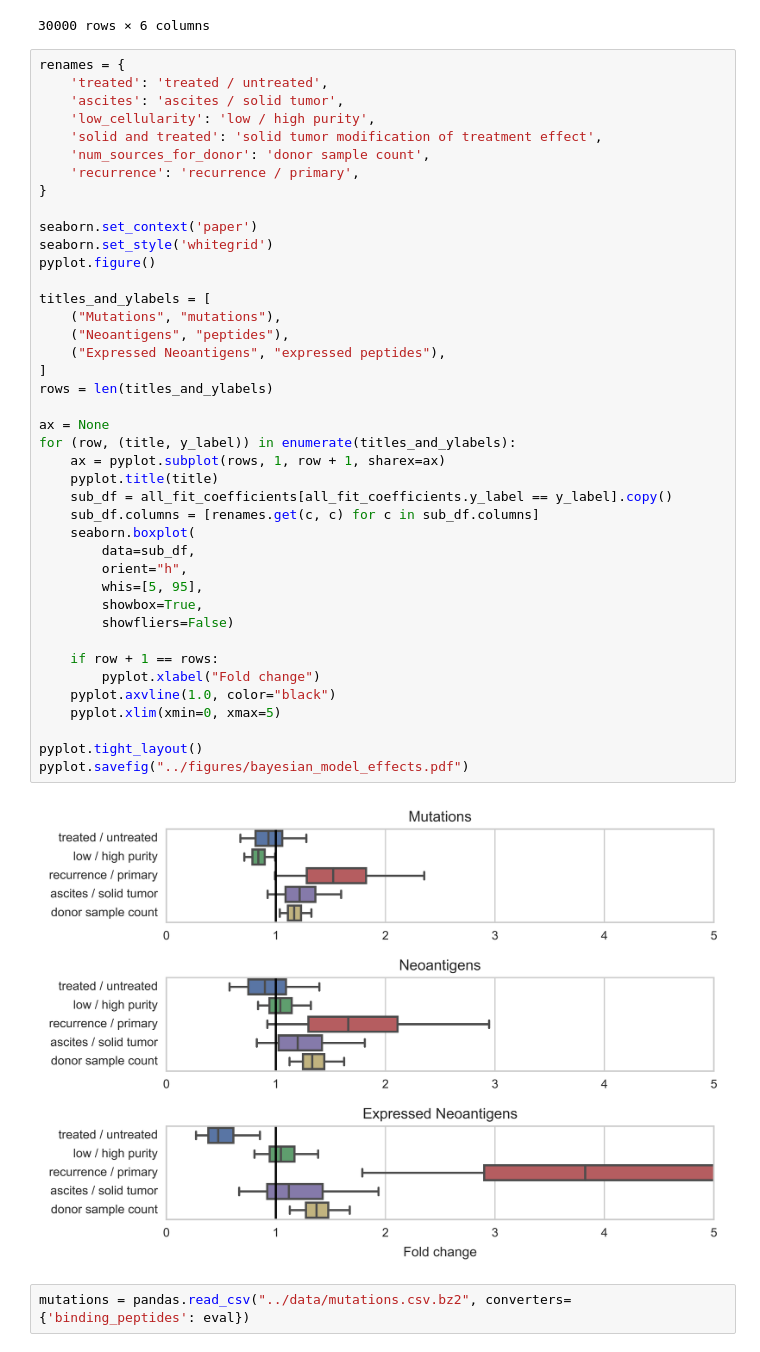
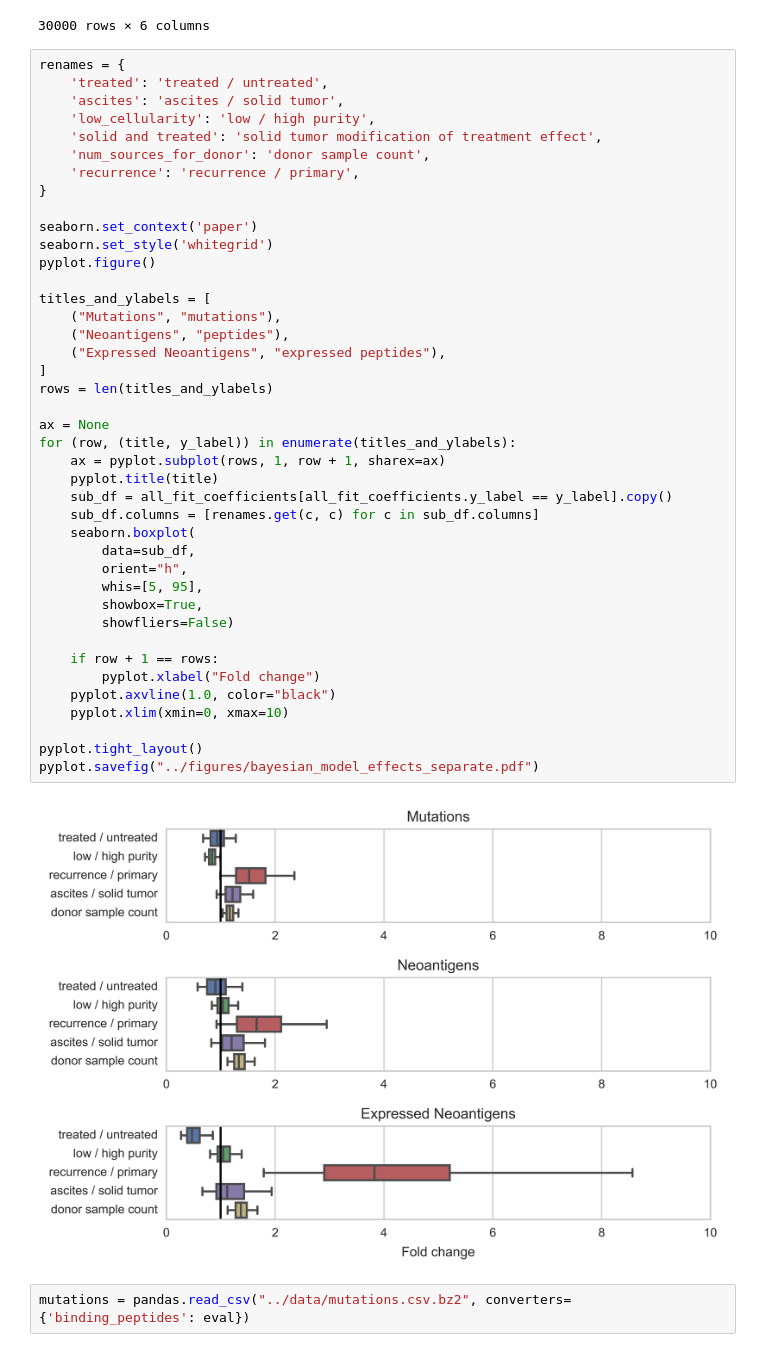
Before and after one commit to hammerlab/paper-aocs-chemo-neoantigens, a Jupyter notebook: notebooks/bayesian model separating recurrence timepoint from treatment effect.ipynb, the cells around one changed output. Saved outputs shown, nothing was run; the diff lists cells and outputs as text.

```diff
--- a/notebooks/bayesian model separating recurrence timepoint from treatment effect.ipynb
+++ b/notebooks/bayesian model separating recurrence timepoint from treatment effect.ipynb
@@ -386,36 +386,36 @@ renames = {
 seaborn.set_context('paper')
 seaborn.set_style('whitegrid')
 pyplot.figure()
 
 titles_and_ylabels = [
     ("Mutations", "mutations"),
     ("Neoantigens", "peptides"),
     ("Expressed Neoantigens", "expressed peptides"),
 ]
 rows = len(titles_and_ylabels)
 
 ax = None
 for (row, (title, y_label)) in enumerate(titles_and_ylabels):
     ax = pyplot.subplot(rows, 1, row + 1, sharex=ax)
     pyplot.title(title)
     sub_df = all_fit_coefficients[all_fit_coefficients.y_label == y_label].copy()
     sub_df.columns = [renames.get(c, c) for c in sub_df.columns]
     seaborn.boxplot(
         data=sub_df,
         orient="h",
         whis=[5, 95],
         showbox=True,
         showfliers=False)
 
     if row + 1 == rows:
         pyplot.xlabel("Fold change")
     pyplot.axvline(1.0, color="black")
-    pyplot.xlim(xmin=0, xmax=5)
+    pyplot.xlim(xmin=0, xmax=10)
 
 pyplot.tight_layout()
-pyplot.savefig("../figures/bayesian_model_effects.pdf")
+pyplot.savefig("../figures/bayesian_model_effects_separate.pdf")
 # %% [output]
-[figure, old version]
+[figure, new version]
 # %%
 mutations = pandas.read_csv("../data/mutations.csv.bz2", converters={'binding_peptides': eval})
 # %%
```
Also changed, not shown: 1 other file.
